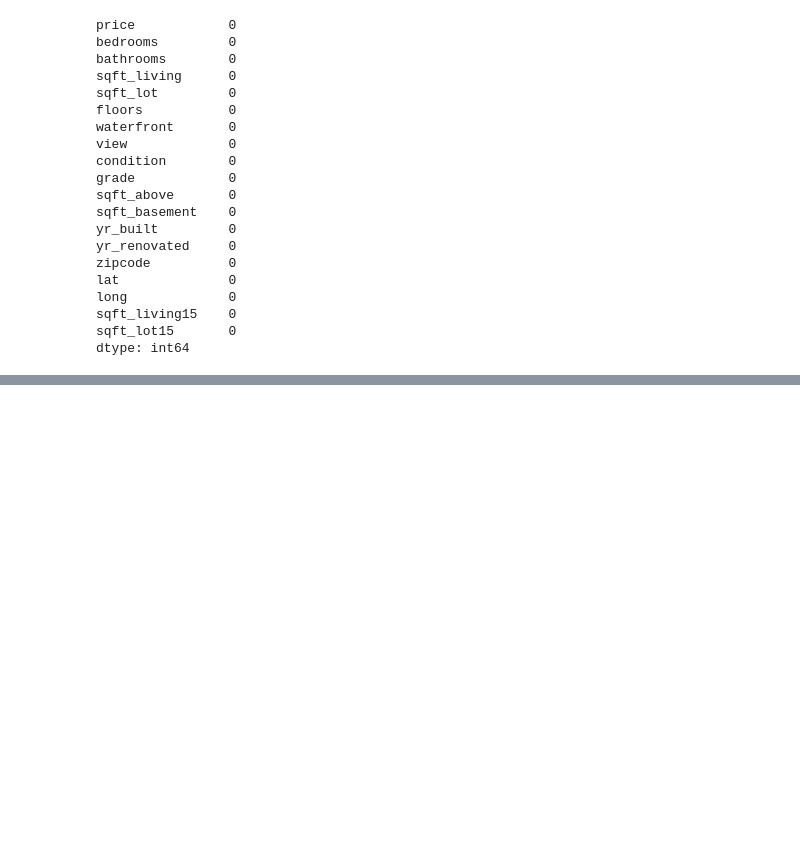
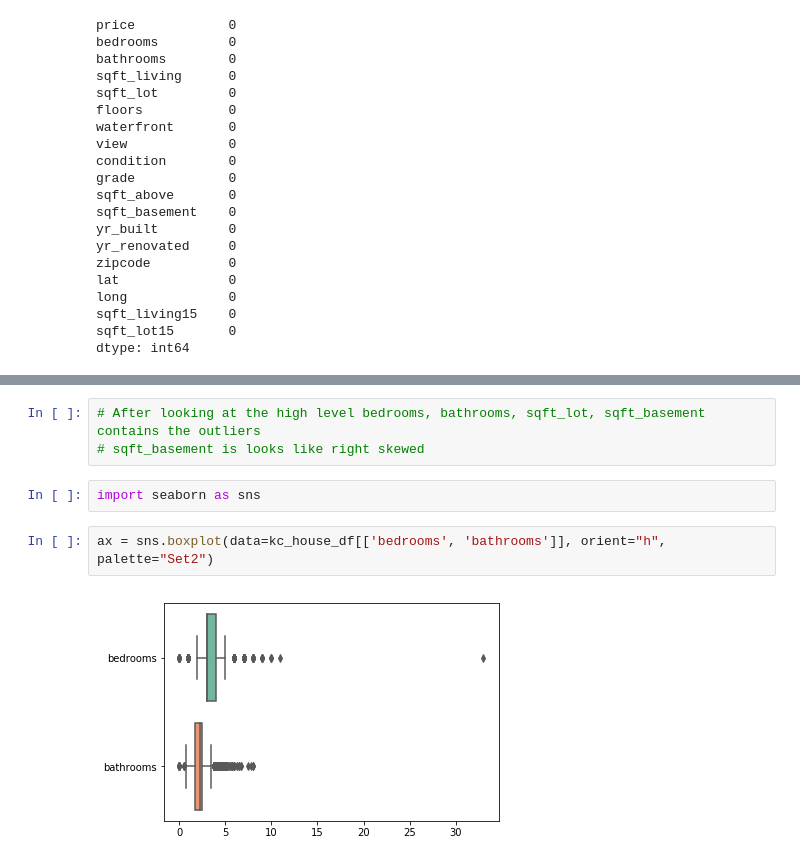
Before and after one commit to GreatLearningAIML1/pgpml-pune-oct18-pradeepprajapati20, a Jupyter notebook: Featurization Model selection and Tuning_R4_Project.ipynb, the cells around one changed output, grey strips where cells are left out. Saved outputs shown, nothing was run; the diff lists cells and outputs as text; blank space fills up the shorter version.

```diff
--- a/Featurization Model selection and Tuning_R4_Project.ipynb
+++ b/Featurization Model selection and Tuning_R4_Project.ipynb
@@ -133,0 +159,9 @@ kc_house_df.sample(10)
+# %%
+# After looking at the high level bedrooms, bathrooms, sqft_lot, sqft_basement contains the outliers
+# sqft_basement is looks like right skewed
+# %%
+import seaborn as sns
+# %%
+ax = sns.boxplot(data=kc_house_df[['bedrooms', 'bathrooms']], orient="h", palette="Set2")
+# %% [output]
+[figure, added]
```
Also changed, not shown: parts of 25 cells of this notebook.
